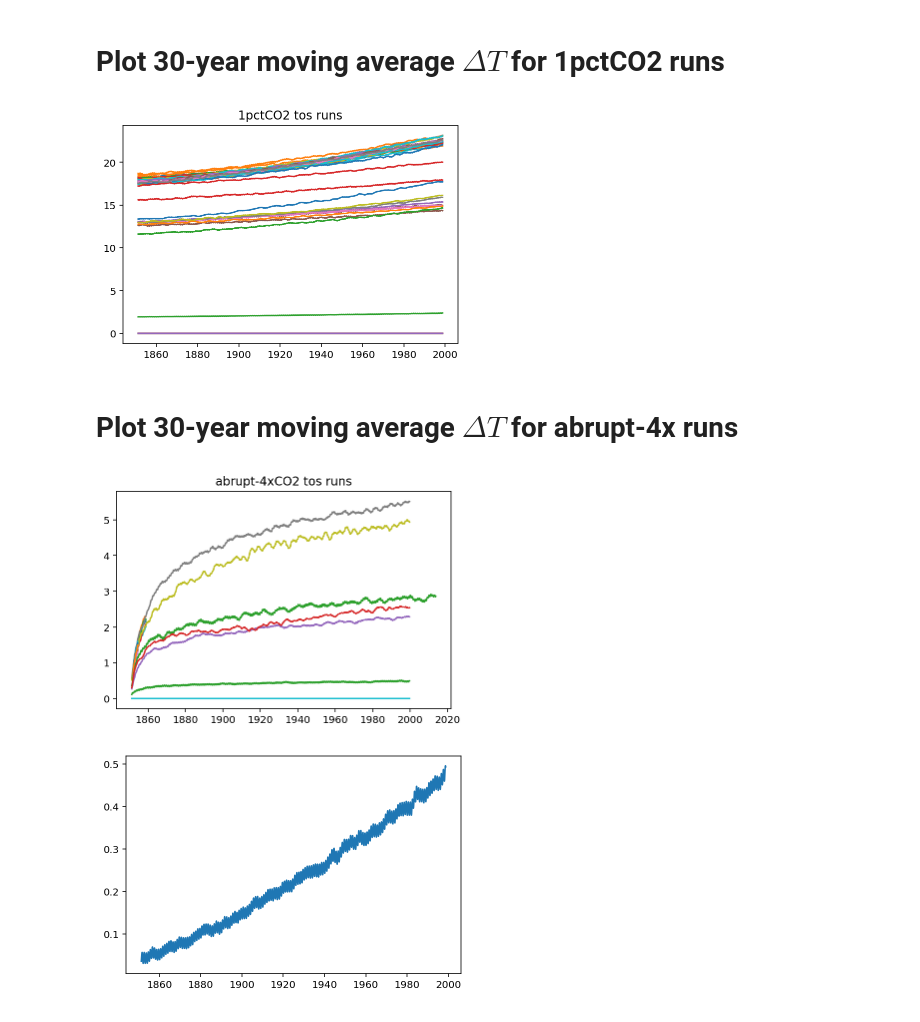
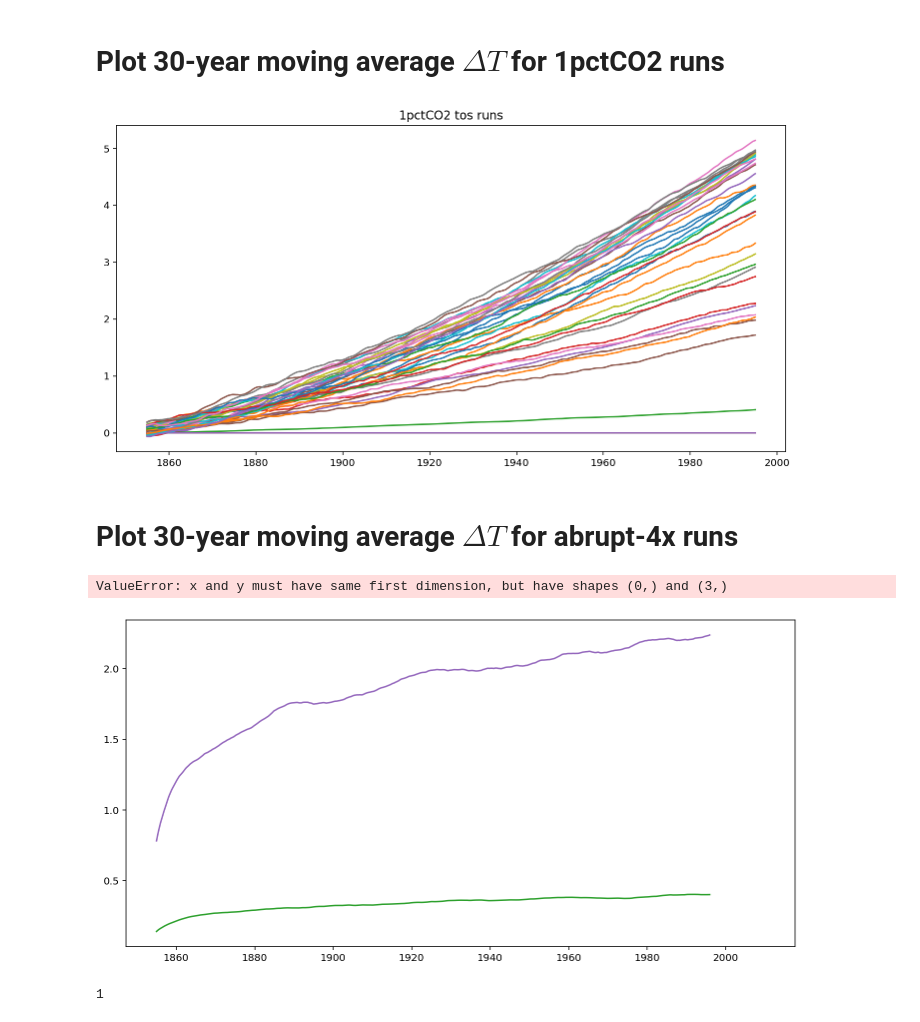
Before and after one commit to galenphall/pangeo_tests, a Jupyter notebook: analysis.ipynb, the cells around one changed output. Cells and saved outputs as stored; diff of their text form; code cells hidden in the pictures.

```diff
--- a/analysis.ipynb
+++ b/analysis.ipynb
@@ -15,7 +15,7 @@ from dask import array
 plt.rcParams['figure.figsize'] = 12, 6
 %config InlineBackend.figure_format = 'retina'
 
-dfs = pd.DataFrame(name.split('_')[0:3] + [name.split('_')[3].replace('.npy','')] + [name] for name in os.listdir('data') if name[0] != '.')
+dfs = pd.DataFrame(name.split('_')[0:3] + [name.split('_')[3].replace('.npy','')] + [name] for name in os.listdir('pangeo_data') if name[0] != '.')
 dfs = dfs.rename(columns={0:'source_id', 1:'experiment_id',2:'member_id',3:'variable_id',4:'file_name'})
 # %%
 def tcr_classic(ts_expt, ts_ctrl):
@@ -36,49 +36,44 @@ def find(**keys):
 # %%
 def load(**keys):
     ndfs = find(**keys)
-    ns = np.array([[f, np.load('data/'+f, allow_pickle = True)] for f in ndfs.file_name])
+    ns = np.array([[f, np.load('pangeo_data/'+f, allow_pickle = True)] for f in ndfs.file_name])
     return ns
 # %%
-def plot_time_var(window, mintime=None, **keys):
+def plot_time_var(window, delta=False, mintime=0, **keys):
     ts = load(**keys)
 
     if len(ts) == 0:
         print("No data fit these keys")
         return
 
-    if mintime:
-        ts = np.array([[f,t] for f, t in ts if len(t[1]) >= mintime])
-
+    ts = np.array([[f,t] for f, t in ts if len(t[1]) >= mintime])
     dates = [d for d in [pd.to_datetime(n[1], errors='coerce') for n in ts[:,1]] if d[0] != 'NaT']
     plt.figure(' '.join(keys.values())+' runs')
     for f, v in sorted(ts, key=lambda x: x[0]):
         w = window
+        var = moving_average(v[0] - int(delta) * np.mean(v[0,0:12]), w)
         d = next((d for d in dates if len(d) == len(v[0])),None)
-        if isinstance(d, type(None)):
-            raise Exception(f)
-        plt.plot_date(d[int(w/2)-1:int(len(v[0])-w/2)],
-                      moving_average(v[0], w),
-                      xdate=True, fmt='-', label=f)
+        plt.plot_date(d[int(w/2)-1:int(len(v[0])-w/2)], var, xdate=True, fmt='-', label=f)
     plt.title(' '.join(keys.values())+' runs')
 # %% [markdown]
 Plot 30-year moving average $\Delta T$  for 1pctCO2 runs
 =======
 # %%
-plot_time_var(window=30, experiment_id = '1pctCO2', variable_id='tos')
+plot_time_var(window=10*12, delta=True, experiment_id = '1pctCO2', variable_id='tos')
 # %% [output]
-[figure, old version]
+[figure, new version]
 # %% [markdown]
 Plot 30-year moving average $\Delta T$  for abrupt-4x runs
 =======
 # %%
-plot_time_var(window=30, experiment_id = 'abrupt-4xCO2', variable_id='tos')
+plot_time_var(window=10*12, delta=True, experiment_id = 'abrupt-4xCO2', variable_id='tos')
 # %% [output]
+ValueError: x and y must have same first dimension, but have shapes (0,) and (3,)
-[figure, old version]
+[figure, new version]
-# %%
-toss = load(file_name='AWI-CM-1-1-MR_1pctCO2_r1i1p1f1_tos.npy')
-plot_time_var(30, file_name='AWI-CM-1-1-MR_1pctCO2_r1i1p1f1_tos.npy')
-# %% [output]
-[figure, removed]
+# %%
+int(True)
+# %% [output]
+1
 # %%
 def percentiles(ds, df):
     Area = get_area(ds, df)
```
Also changed, not shown: 14 other files.
